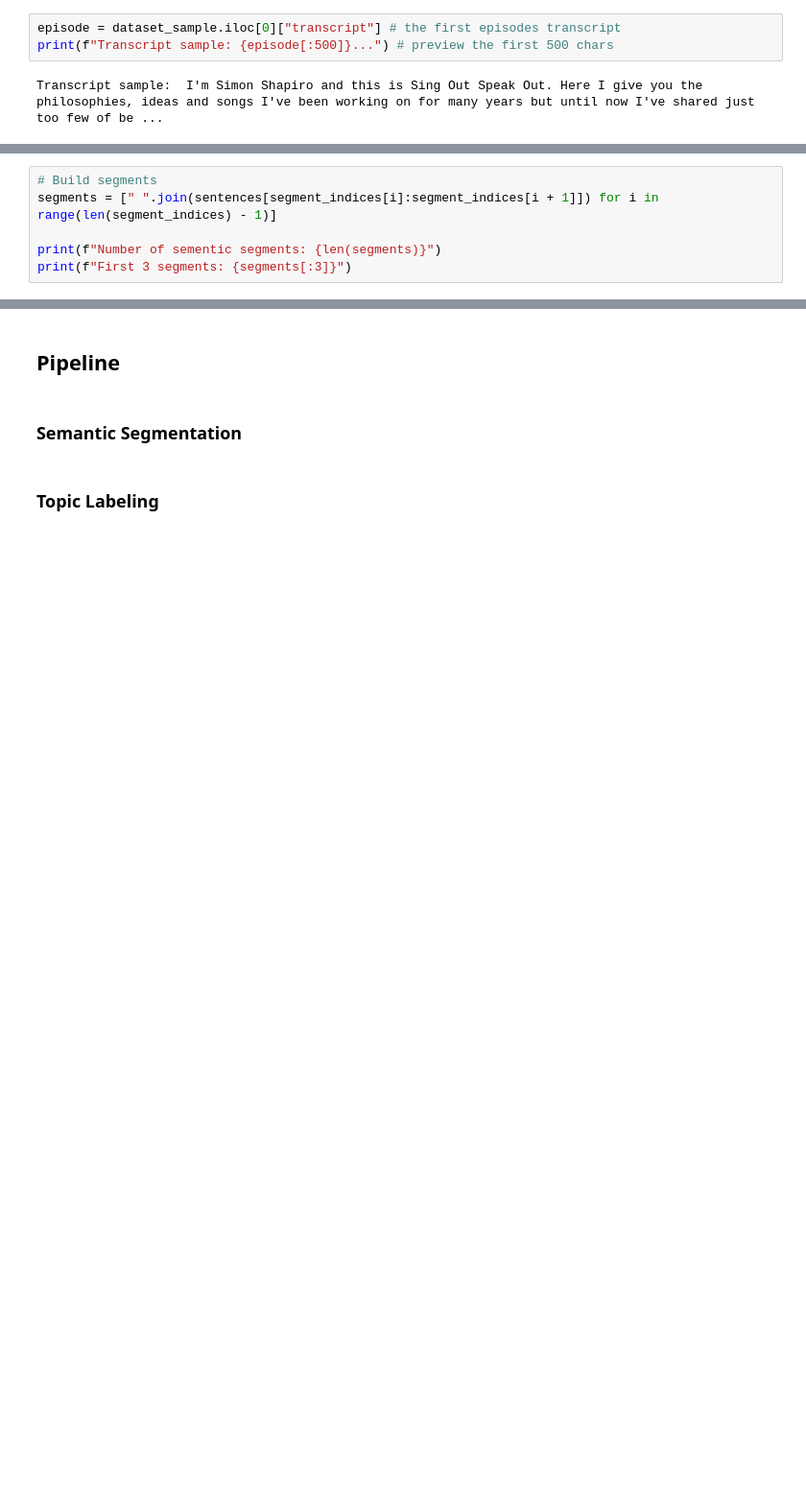
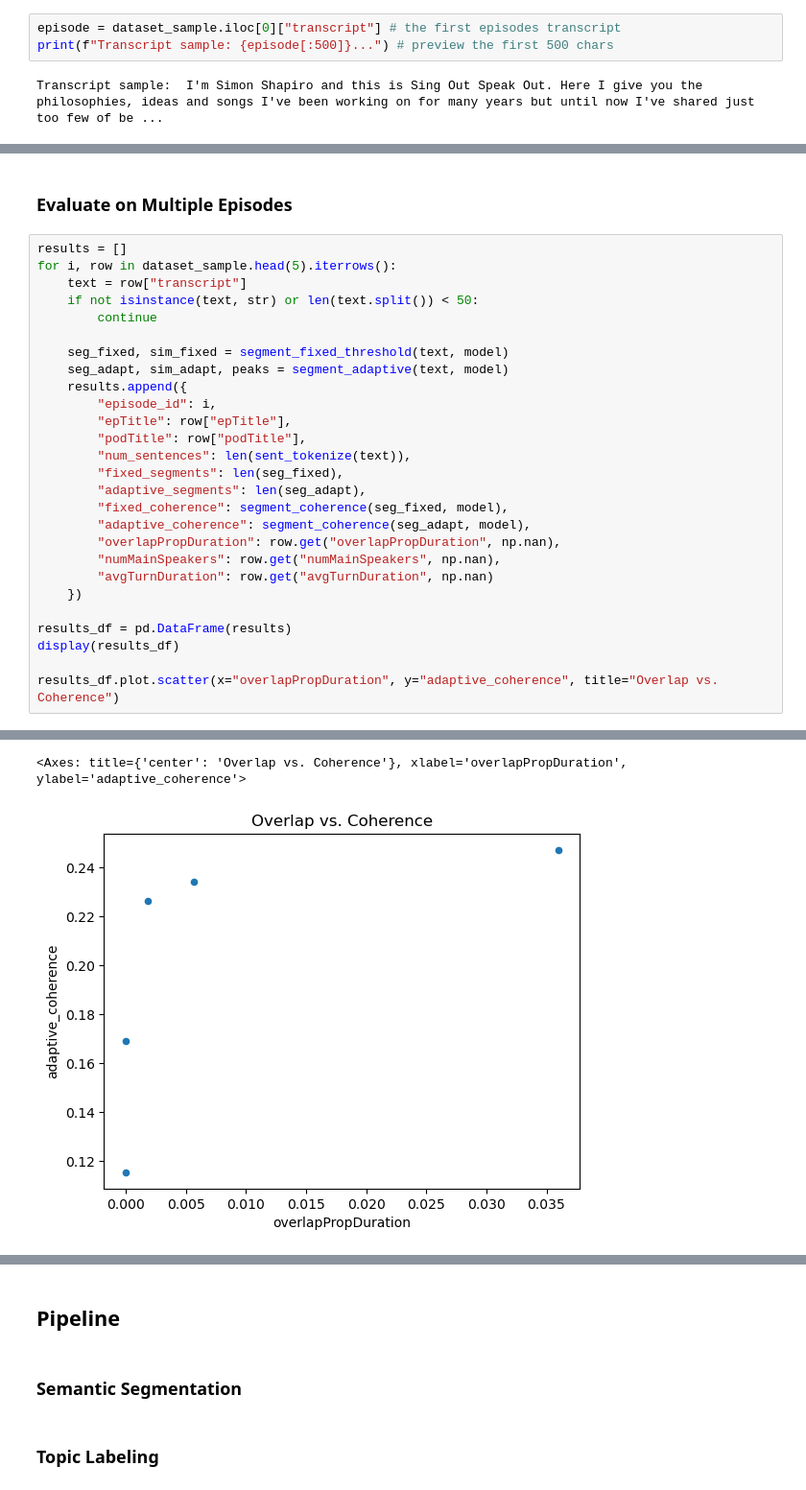
Before and after one commit to au-nlp/project-milestone-p2-group-10, a Jupyter notebook: main.ipynb, the cells around one changed output, grey strips where cells are left out. Shown at 96% size. Cells and saved outputs as stored; diff of their text form; blank space fills up the shorter version.

```diff
--- a/main.ipynb
+++ b/main.ipynb
@@ -113,6 +67,0 @@ segment_indices = [0] + breakpoints + [len(sentences)]
-# %%
-# Build segments
-segments = [" ".join(sentences[segment_indices[i]:segment_indices[i + 1]]) for i in range(len(segment_indices) - 1)]
-
-print(f"Number of sementic segments: {len(segments)}")
-print(f"First 3 segments: {segments[:3]}")
@@ -337,0 +141,30 @@ fig.show()
+# %% [markdown]
+### Evaluate on Multiple Episodes
+# %%
+results = []
+for i, row in dataset_sample.head(5).iterrows():
+    text = row["transcript"]
+    if not isinstance(text, str) or len(text.split()) < 50:
+        continue
+
+    seg_fixed, sim_fixed = segment_fixed_threshold(text, model)
+    seg_adapt, sim_adapt, peaks = segment_adaptive(text, model)
+    results.append({
+        "episode_id": i,
+        "epTitle": row["epTitle"],
+        "podTitle": row["podTitle"],
+        "num_sentences": len(sent_tokenize(text)),
+        "fixed_segments": len(seg_fixed),
+        "adaptive_segments": len(seg_adapt),
+        "fixed_coherence": segment_coherence(seg_fixed, model),
+        "adaptive_coherence": segment_coherence(seg_adapt, model),
+        "overlapPropDuration": row.get("overlapPropDuration", np.nan),
+        "numMainSpeakers": row.get("numMainSpeakers", np.nan),
+        "avgTurnDuration": row.get("avgTurnDuration", np.nan)
+    })
+
+results_df = pd.DataFrame(results)
+display(results_df)
+
+results_df.plot.scatter(x="overlapPropDuration", y="adaptive_coherence", title="Overlap vs. Coherence")
+# %% [output]
@@ -337,0 +177,2 @@ fig.show()
+<Axes: title={'center': 'Overlap vs. Coherence'}, xlabel='overlapPropDuration', ylabel='adaptive_coherence'>
+[figure, added]
```
Also changed, not shown: parts of 39 cells of this notebook.
